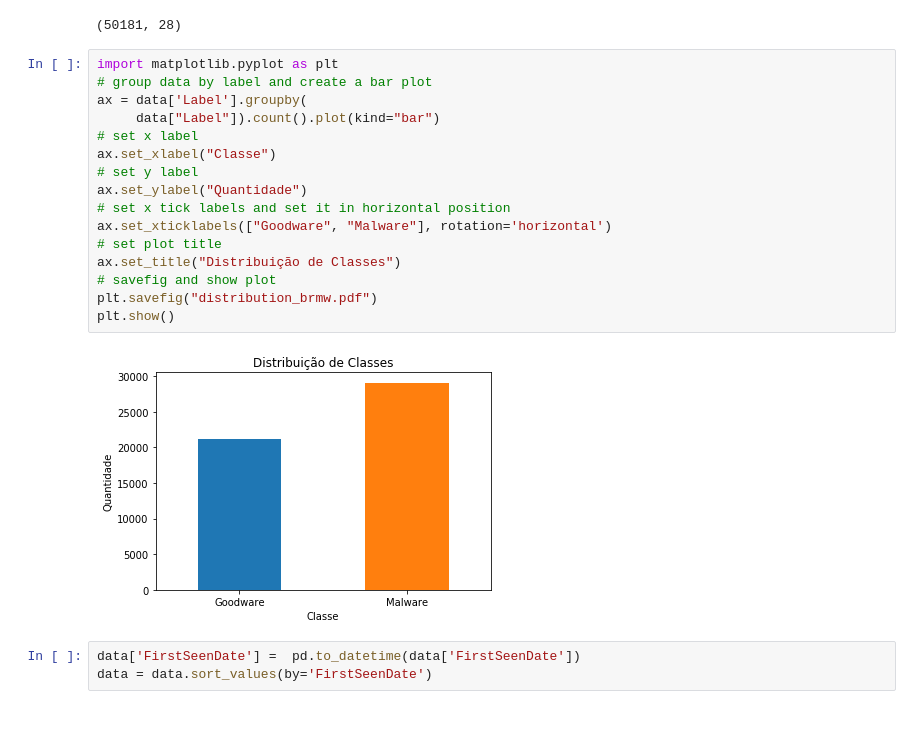
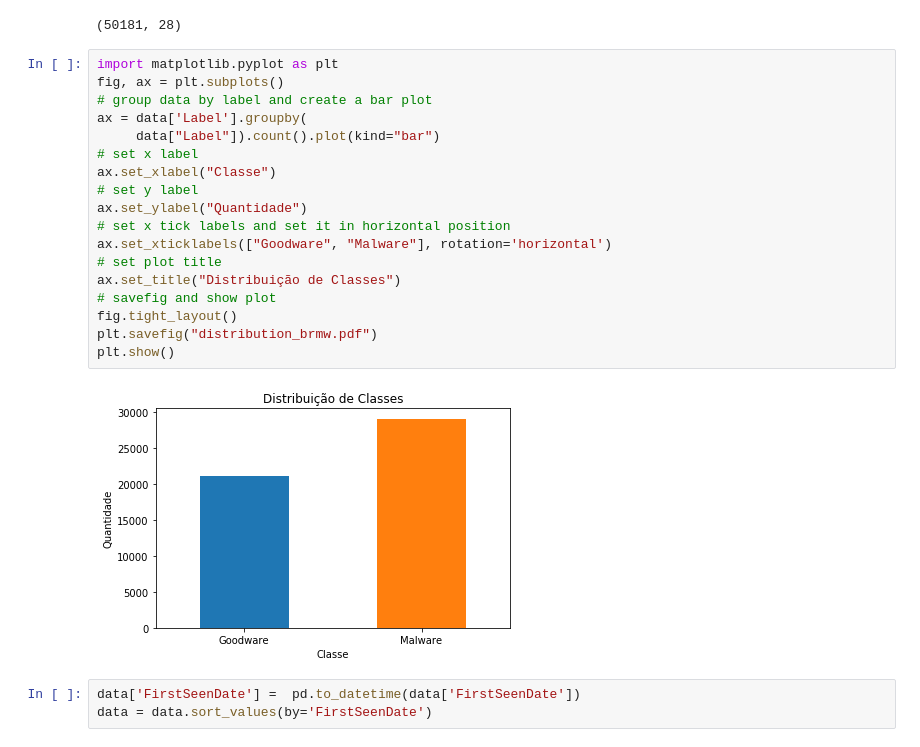
Before and after one commit to fabriciojoc/ml-cybersecuritiy-course, a Jupyter notebook: 02_datasets.ipynb, the cells around one changed output. Saved outputs shown, nothing was run; the diff lists cells and outputs as text; blank space fills up the shorter version.

```diff
--- a/02_datasets.ipynb
+++ b/02_datasets.ipynb
@@ -82,22 +82,24 @@ data.shape
 (50181, 28)
 # %%
 import matplotlib.pyplot as plt
+fig, ax = plt.subplots()
 # group data by label and create a bar plot
 ax = data['Label'].groupby(
      data["Label"]).count().plot(kind="bar")
 # set x label
 ax.set_xlabel("Classe")
 # set y label
 ax.set_ylabel("Quantidade")
 # set x tick labels and set it in horizontal position
 ax.set_xticklabels(["Goodware", "Malware"], rotation='horizontal')
 # set plot title
 ax.set_title("Distribuição de Classes")
 # savefig and show plot
+fig.tight_layout()
 plt.savefig("distribution_brmw.pdf")
 plt.show()
 # %% [output]
-[figure, old version]
+[figure, new version]
 # %%
 data['FirstSeenDate'] =  pd.to_datetime(data['FirstSeenDate'])
 data = data.sort_values(by='FirstSeenDate')
```
Also changed, not shown: parts of 8 cells of this notebook, 2 other files.
